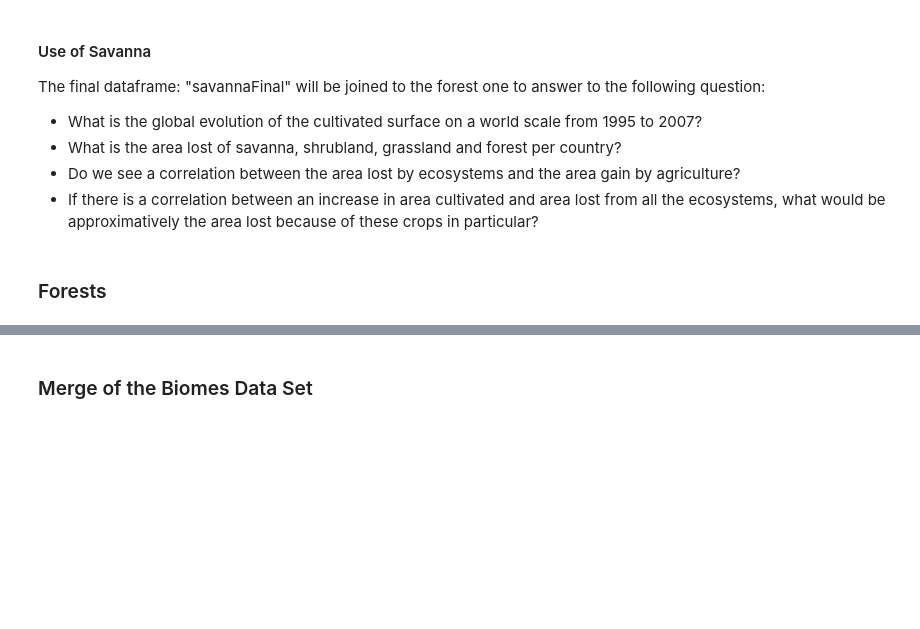
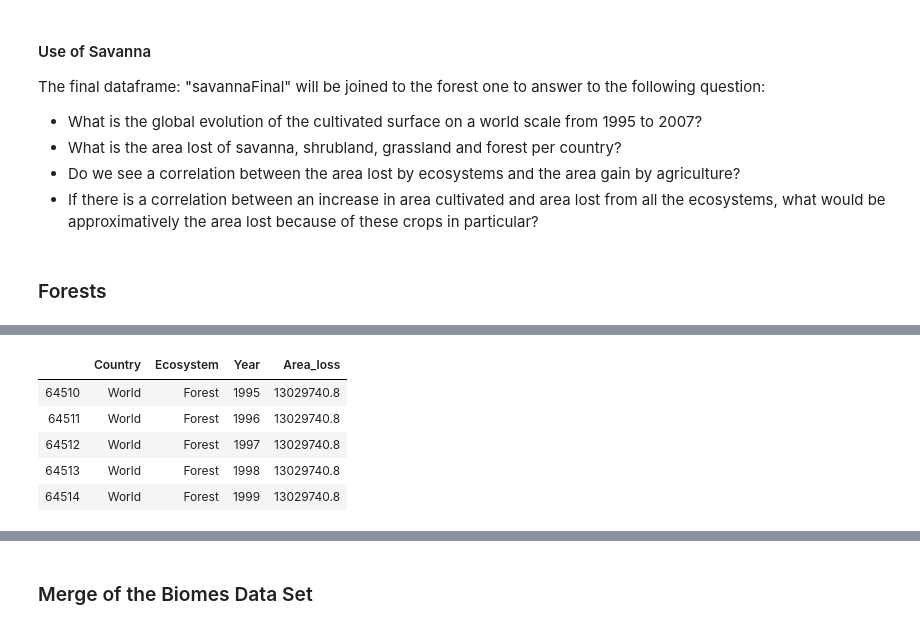
Before and after one commit to CeliaBenquet/Project_ADA, a Jupyter notebook: ada_project_true.ipynb, the cells around one changed output, grey strips where cells are left out. Saved outputs shown, nothing was run; the diff lists cells and outputs as text; code cells hidden in the pictures; blank space fills up the shorter version.

```diff
--- a/ada_project_true.ipynb
+++ b/ada_project_true.ipynb
@@ -301,0 +435,9 @@ forests.head(5)
+# %%
+forestsRegion.head(5)
+# %% [output]
+|  | Country | Ecosystem | Year | Area_loss |
+| 64510 | World | Forest | 1995 | 13029740.8 |
+| 64511 | World | Forest | 1996 | 13029740.8 |
+| 64512 | World | Forest | 1997 | 13029740.8 |
+| 64513 | World | Forest | 1998 | 13029740.8 |
+| 64514 | World | Forest | 1999 | 13029740.8 |
```
Also changed, not shown: parts of 29 cells of this notebook.
